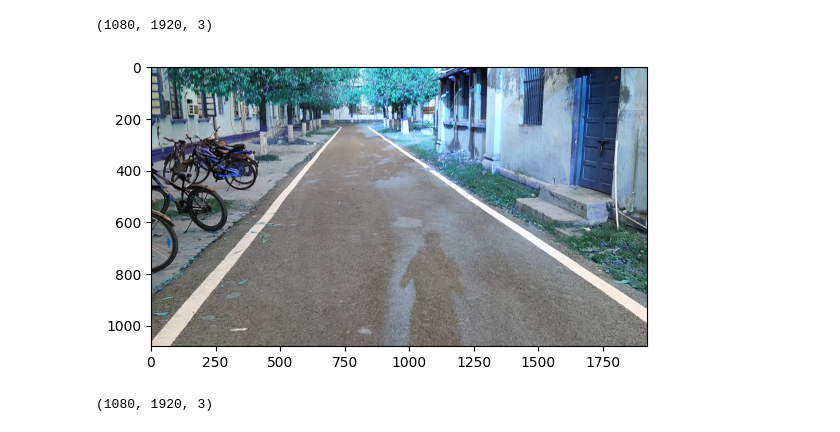
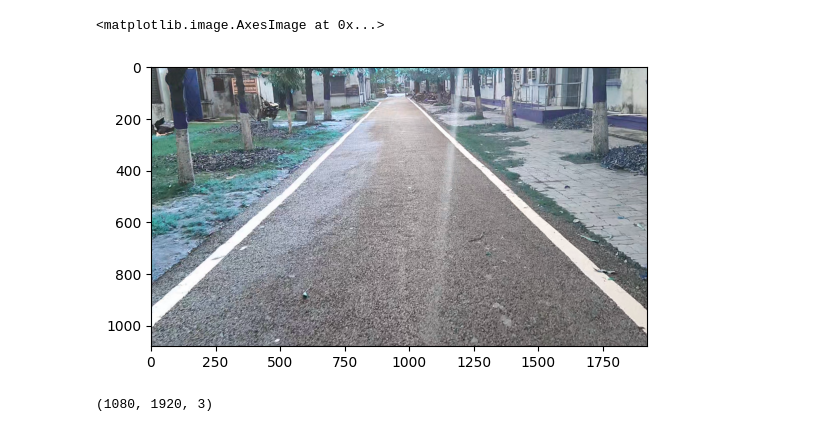
Before and after one commit to prayashdash1729/Averera-Segmentation-and-OpenCV-, a Jupyter notebook: new_exp.ipynb, the cells around one changed output. Saved outputs shown, nothing was run; the diff lists cells and outputs as text; code cells hidden in the pictures.

```diff
--- a/new_exp.ipynb
+++ b/new_exp.ipynb
@@ -15,9 +15,9 @@ while cap.isOpened():
-# %%
-plt.imshow(frame)
-print(frame.shape)
-# %% [output]
-(1080, 1920, 3)
-[figure, removed]
+# %%
+frame = cv2.imread("new_road_frames/new_road_1400.jpg")
+plt.imshow(frame)
+# %% [output]
+<matplotlib.image.AxesImage at 0x...>
+[figure, added]
 # %%
 frame.shape
 # %% [output]
```
Also changed, not shown: parts of 8 cells of this notebook.
